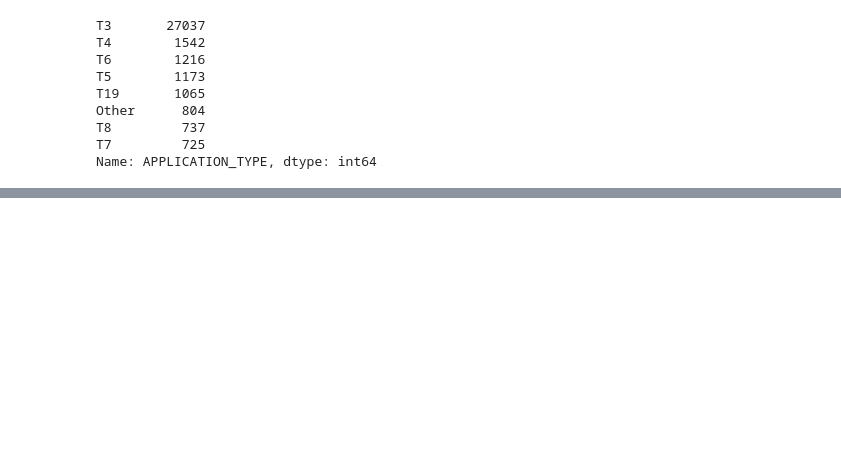
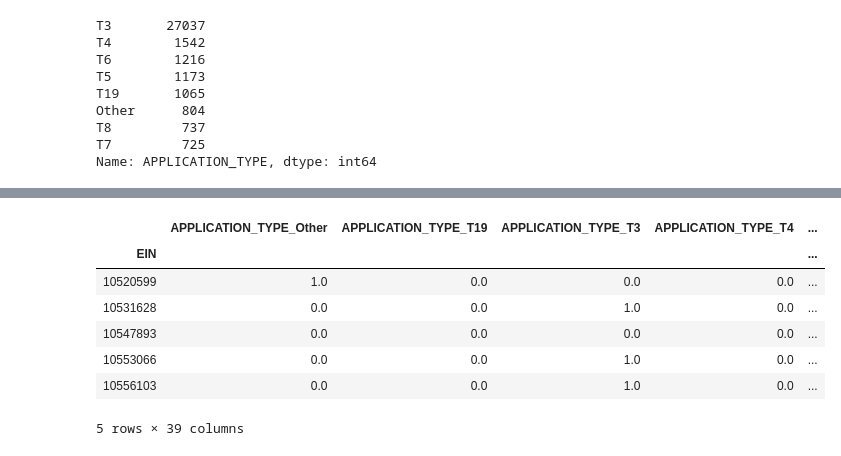
Before and after one commit to JVChermak/Neural_networks, a Jupyter notebook: AlphabetSoupChallenge.ipynb, the cells around one changed output, grey strips where cells are left out. Cells and saved outputs as stored; diff of their text form; code cells hidden in the pictures; blank space fills up the shorter version.

```diff
--- a/AlphabetSoupChallenge.ipynb
+++ b/AlphabetSoupChallenge.ipynb
@@ -126,0 +146,13 @@ Name: APPLICATION_TYPE, dtype: int64
+# %%
+# Drop Special_Considerations_Y because it is a binary variable
+encode_df = encode_df.drop("SPECIAL_CONSIDERATIONS_Y",1)
+encode_df.head()
+# %% [output]
+|  | APPLICATION_TYPE_Other | APPLICATION_TYPE_T19 | APPLICATION_TYPE_T3 | APPLICATION_TYPE_T4 | ... |
+| EIN |  |  |  |  | ... |
+| 10520599 | 1.0 | 0.0 | 0.0 | 0.0 | ... |
+| 10531628 | 0.0 | 0.0 | 1.0 | 0.0 | ... |
+| 10547893 | 0.0 | 0.0 | 0.0 | 0.0 | ... |
+| 10553066 | 0.0 | 0.0 | 1.0 | 0.0 | ... |
+| 10556103 | 0.0 | 0.0 | 1.0 | 0.0 | ... |
+5 rows × 39 columns
```
Also changed, not shown: parts of 17 cells of this notebook.
